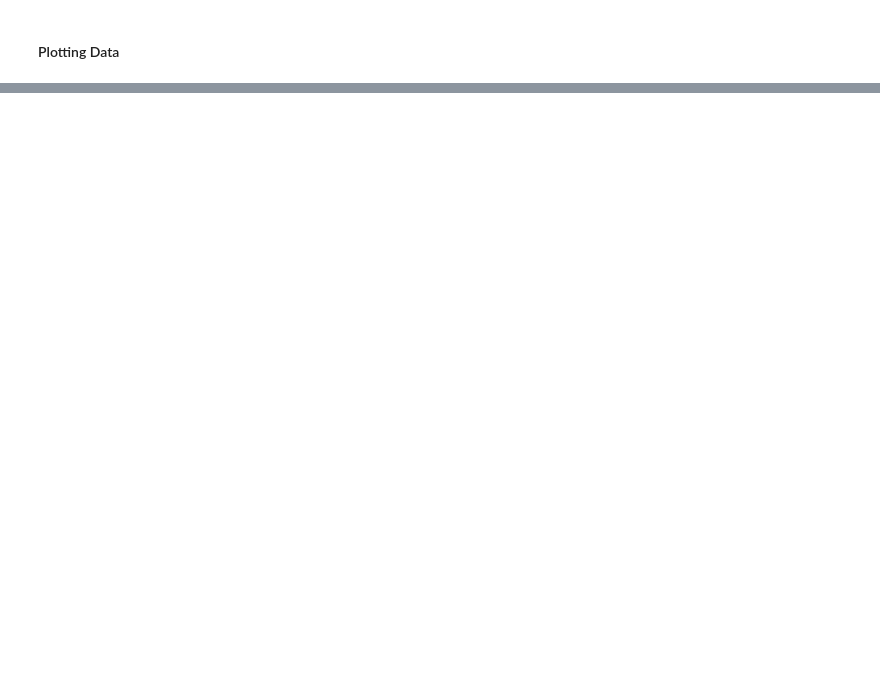
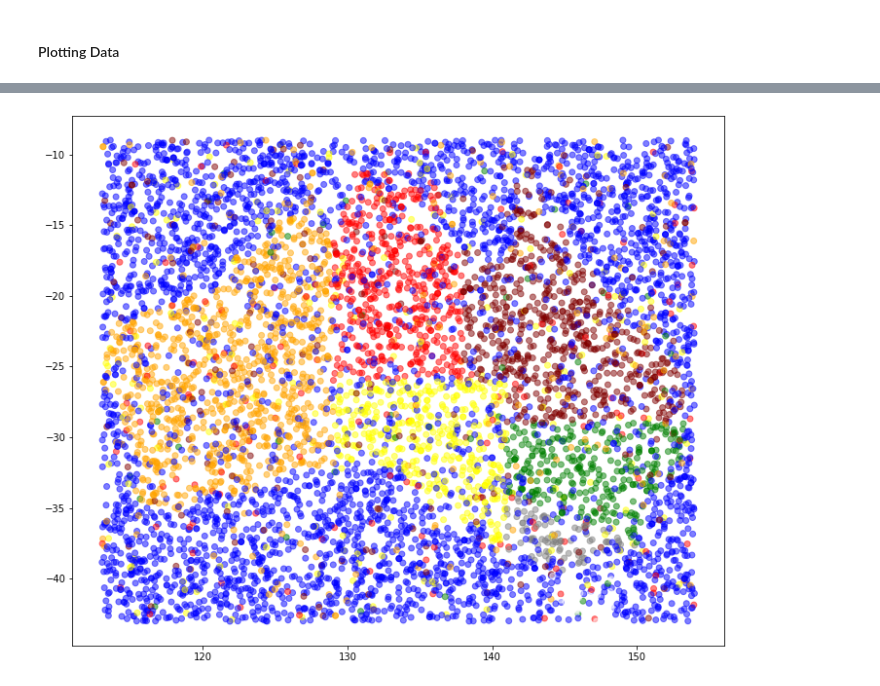
Before and after one commit to mmatosin/MLgeo, a Jupyter notebook: notebooks/MLgeo_data_scraping.ipynb, the cells around one changed output, grey strips where cells are left out. Cells and saved outputs as stored; diff of their text form; code cells hidden in the pictures; blank space fills up the shorter version.

```diff
--- a/notebooks/MLgeo_data_scraping.ipynb
+++ b/notebooks/MLgeo_data_scraping.ipynb
@@ -83,12 +56,13 @@ driver.get(url)
 
 # iterate through lat/long values, submit request, save location string result
 
-N = 2000
-if location_list == None:
+N = 100
+
+try:
+    location_list
+except:
     location_list = []
-else: pass
 
-#location_list = []
 for num in range(N):
 
     # generate random lats + longs (must be inside Australia bounding box)
@@ -196,0 +146,13 @@ df.tail()
+# %%
+CSVs = [file for file in os.listdir(rawDataDir) if '.csv' in file]
+CSVs.sort()
+
+prev_filename = f"{rawDataDir}/coordinates_and_states_pull{len(CSVs)}.csv"
+prev_df = pd.read_csv(prev_filename)
+
+df = pd.concat([prev_df,df]).reset_index(drop=True)
+
+filename = f"{rawDataDir}/coordinates_and_states_pull{len(CSVs)+1}.csv"
+df.to_csv(filename,index=False)
+
+print(df.shape)
@@ -220,0 +206,18 @@ df.to_csv("coordinates_and_states_pull7.csv",index=False)
+# %%
+fig, ax = plt.subplots(figsize = (12,10))
+
+color_dict = {'Western Australia':'orange',
+              'South Australia':'yellow',
+              'New South Wales':'green',
+              'Tasmania':'white',
+              'Northern Territory':'red',
+              'Queensland':'maroon',
+              'Victoria':'grey',
+              'None':'blue'
+}
+
+plt.scatter(df['Long'],df['Lat']
+            ,alpha=0.5
+            ,c=df['State'].apply(lambda x: color_dict[x]));
+# %% [output]
+[figure, added]
```
Also changed, not shown: parts of 17 cells of this notebook, 1 other file.
